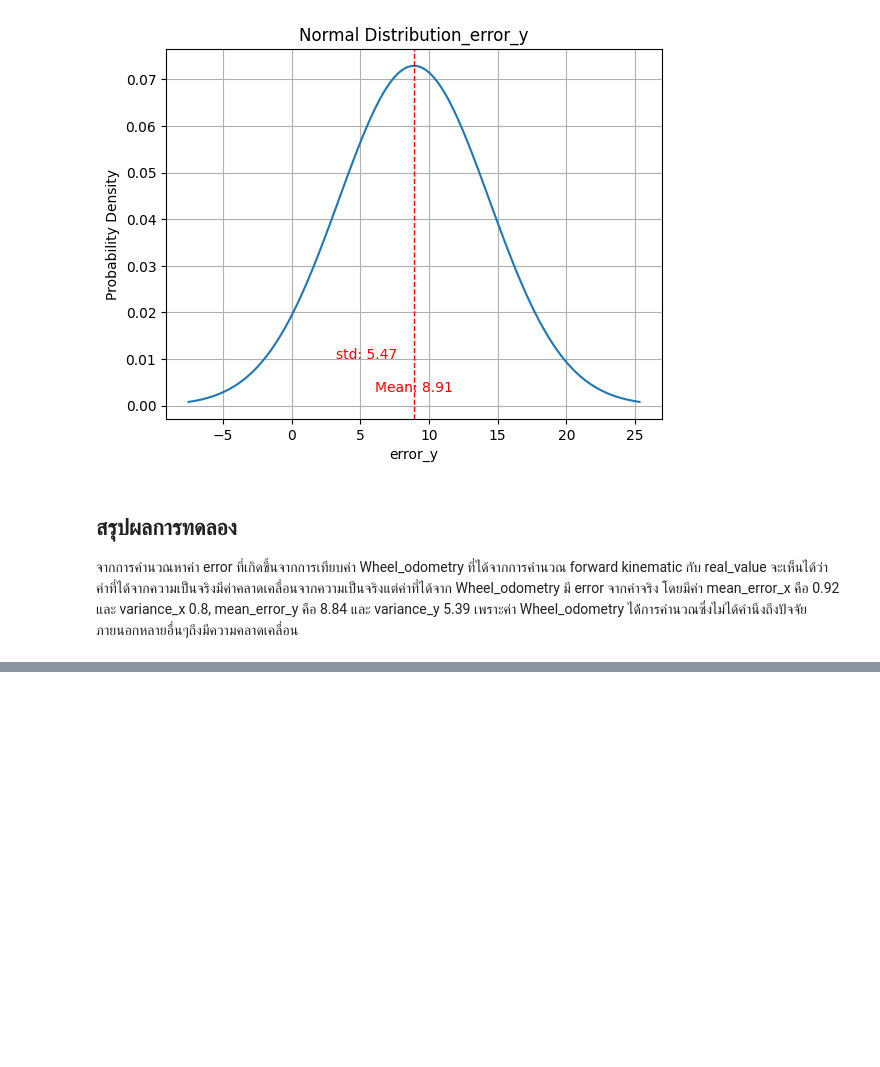
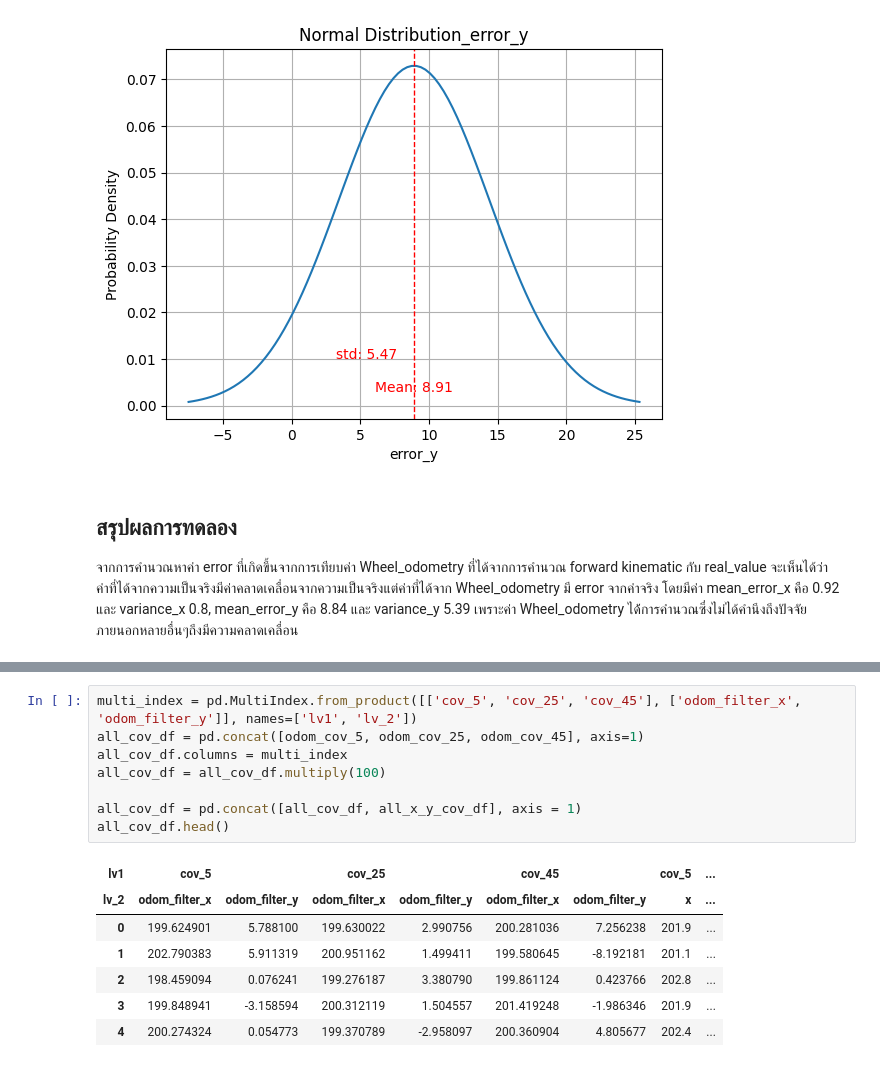
Before and after one commit to AthimetA/FRA532_Exam, a Jupyter notebook: src/doc/FRA532_EXAM1_6322_6327_6366_6368.ipynb, the cells around one changed output, grey strips where cells are left out. Drawn from its saved outputs; the diff is of its cells as text; blank space fills up the shorter version.

```diff
--- a/src/doc/FRA532_EXAM1_6322_6327_6366_6368.ipynb
+++ b/src/doc/FRA532_EXAM1_6322_6327_6366_6368.ipynb
@@ -448,0 +604,16 @@ plt.show()
+# %%
+multi_index = pd.MultiIndex.from_product([['cov_5', 'cov_25', 'cov_45'], ['odom_filter_x', 'odom_filter_y']], names=['lv1', 'lv_2'])
+all_cov_df = pd.concat([odom_cov_5, odom_cov_25, odom_cov_45], axis=1)
+all_cov_df.columns = multi_index
+all_cov_df = all_cov_df.multiply(100)
+
+all_cov_df = pd.concat([all_cov_df, all_x_y_cov_df], axis = 1)
+all_cov_df.head()
+# %% [output]
+| lv1 | cov_5 |  | cov_25 |  | cov_45 |  | cov_5 | ... |
+| lv_2 | odom_filter_x | odom_filter_y | odom_filter_x | odom_filter_y | odom_filter_x | odom_filter_y | x | ... |
+| 0 | 199.624901 | 5.788100 | 199.630022 | 2.990756 | 200.281036 | 7.256238 | 201.9 | ... |
+| 1 | 202.790383 | 5.911319 | 200.951162 | 1.499411 | 199.580645 | -8.192181 | 201.1 | ... |
+| 2 | 198.459094 | 0.076241 | 199.276187 | 3.380790 | 199.861124 | 0.423766 | 202.8 | ... |
+| 3 | 199.848941 | -3.158594 | 200.312119 | 1.504557 | 201.419248 | -1.986346 | 201.9 | ... |
+| 4 | 200.274324 | 0.054773 | 199.370789 | -2.958097 | 200.360904 | 4.805677 | 202.4 | ... |
```
Also changed, not shown: parts of 13 cells of this notebook.
